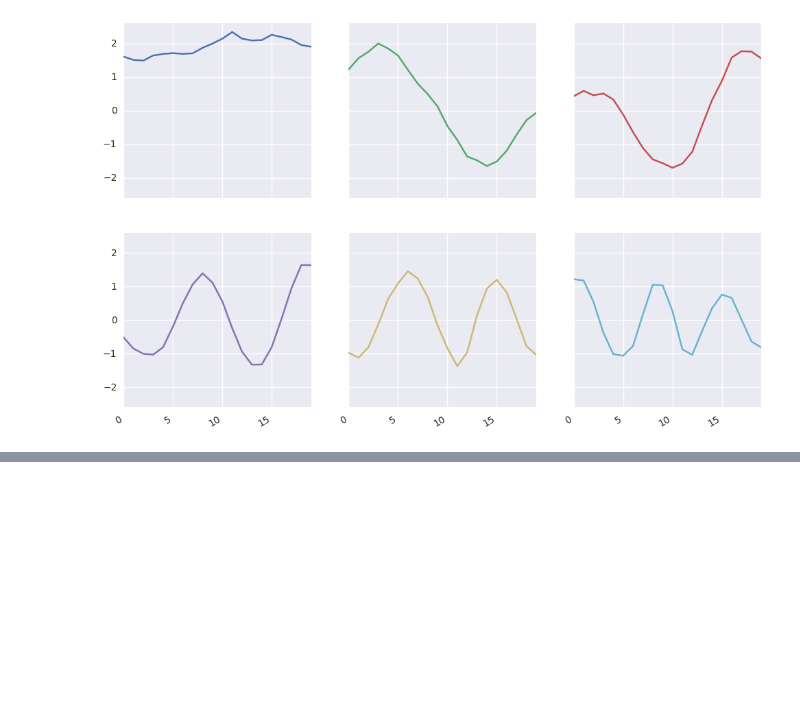
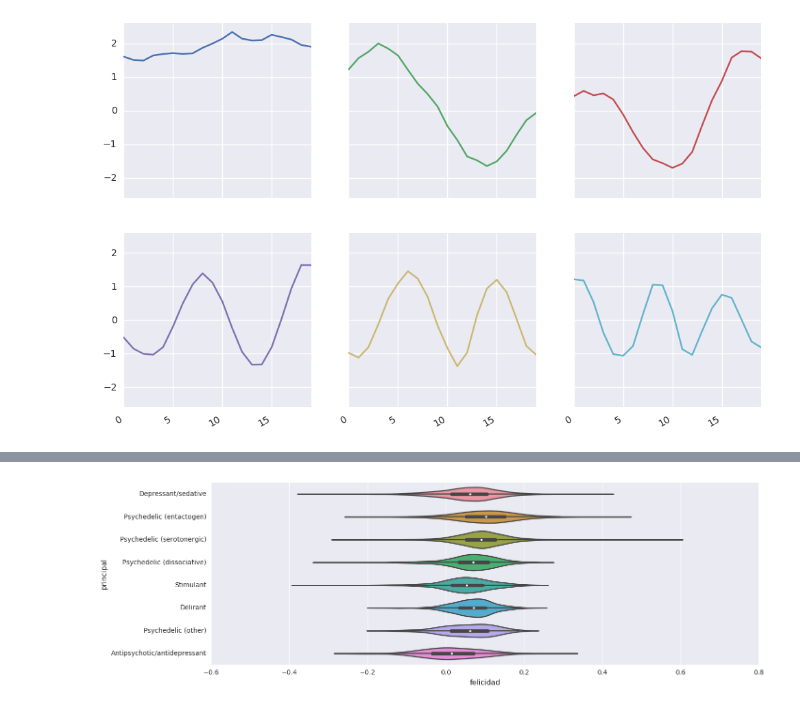
Before and after one commit to matiasbattocchia/tesis, a Jupyter notebook: Tesis.ipynb, the cells around one changed output, grey strips where cells are left out. Drawn from its saved outputs; the diff is of its cells as text; code cells hidden in the pictures; blank space fills up the shorter version.

```diff
--- a/Tesis.ipynb
+++ b/Tesis.ipynb
@@ -198,0 +283,5 @@ paradigmas.plot(subplots=True, layout=(2,3), sharey=True, ylim=(-2.6,2.6), figsi
+# %%
+fig, ax = plt.subplots(figsize=(15,5))
+sn.violinplot(x='felicidad', y='principal', data=ero_categorías);
+# %% [output]
+[figure, added]
```
Also changed, not shown: parts of 17 cells of this notebook.
